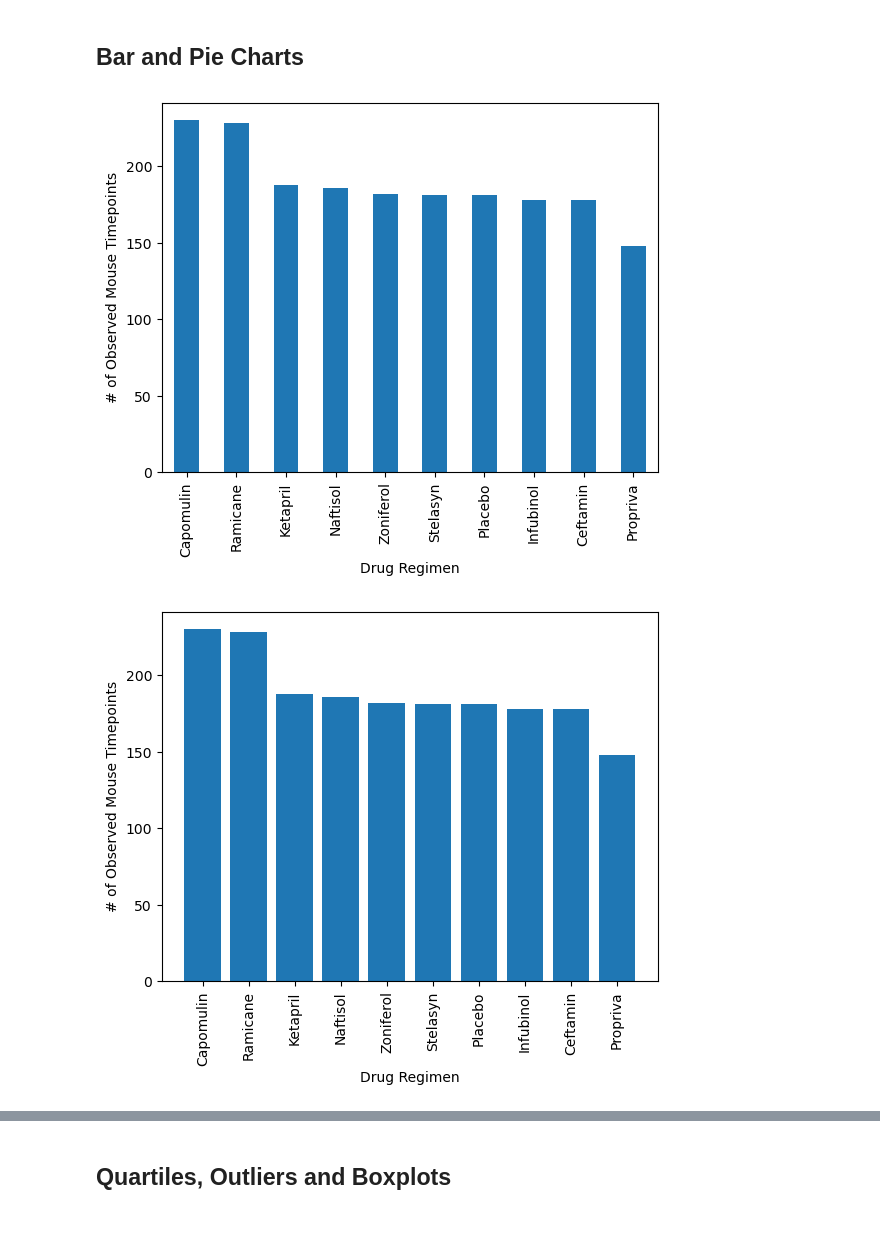
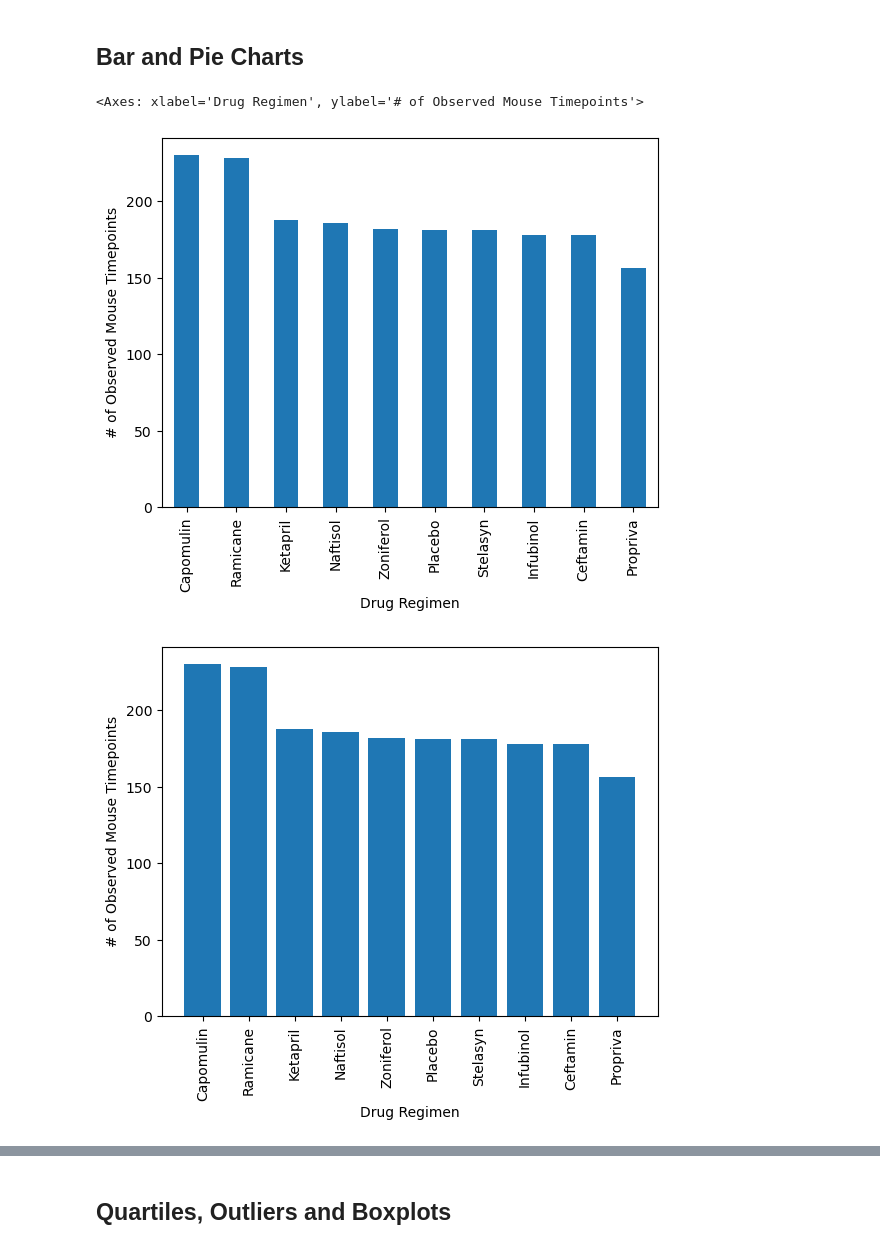
Before and after one commit to kellamchris/matplotlib_challenge, a Jupyter notebook: Pymaceuticals/pymaceuticals_starter.ipynb, the cells around one changed output, grey strips where cells are left out. Cells and saved outputs as stored; diff of their text form; code cells hidden in the pictures.

```diff
--- a/Pymaceuticals/pymaceuticals_starter.ipynb
+++ b/Pymaceuticals/pymaceuticals_starter.ipynb
@@ -149,11 +127,26 @@ regimen_summary_df
 ## Bar and Pie Charts
 # %%
 # Generate a bar plot showing the total number of rows (Mouse ID/Timepoints) for each drug regimen using Pandas.
+timepoint_df = cleaned_mice_ids["Drug Regimen"].value_counts().plot(kind="bar")
+timepoint_df.set_xlabel("Drug Regimen")
+timepoint_df.set_ylabel("# of Observed Mouse Timepoints")
+timepoint_df
 # %% [output]
+<Axes: xlabel='Drug Regimen', ylabel='# of Observed Mouse Timepoints'>
-[figure, old version]
+[figure, new version]
 # %%
 # Generate a bar plot showing the total number of rows (Mouse ID/Timepoints) for each drug regimen using pyplot.
+timepoint_counts = cleaned_mice_ids["Drug Regimen"].value_counts()
+
+plt.bar(timepoint_counts.index, timepoint_counts)
+
+plt.xlabel("Drug Regimen")
+plt.ylabel("# of Observed Mouse Timepoints")
+
+plt.xticks(rotation=90)
+
+plt.show()
 # %% [output]
-[figure, old version]
+[figure, new version]
 # %%
 # Generate a pie chart, using Pandas, showing the distribution of unique female versus male mice used in the study
```
Also changed, not shown: parts of 4 cells of this notebook, 1 other file.
